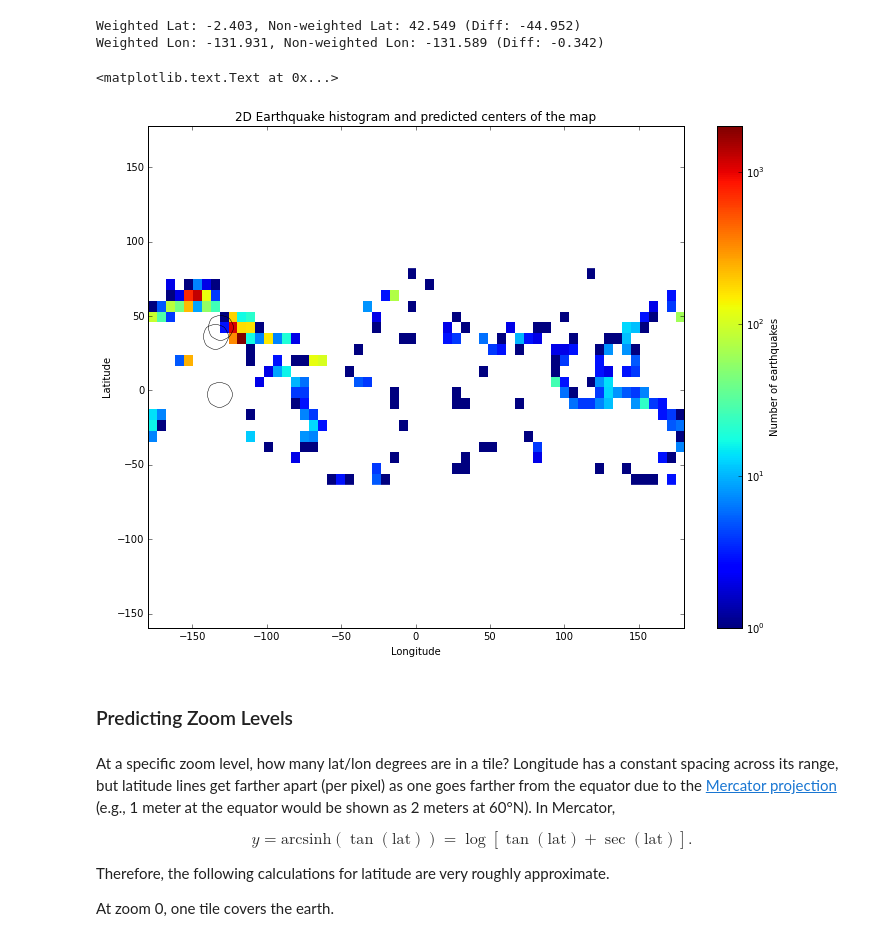
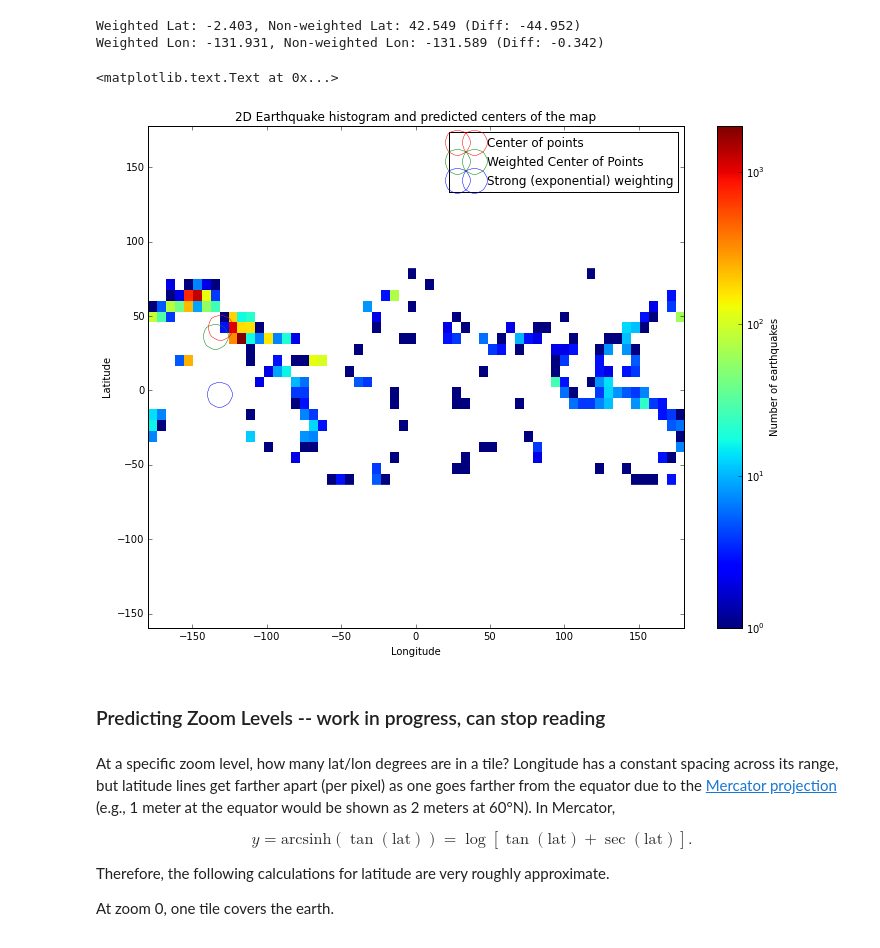
Before and after one commit to andy-esch/tilemath, a Jupyter notebook: dataInformedView.ipynb, the cells around one changed output. Saved outputs shown, nothing was run; the diff lists cells and outputs as text; code cells hidden in the pictures.

```diff
--- a/dataInformedView.ipynb
+++ b/dataInformedView.ipynb
@@ -165,25 +165,26 @@ Weighted Lat: -2.403, Non-weighted Lat: 42.549 (Diff: -44.952)
 Weighted Lon: -131.931, Non-weighted Lon: -131.589 (Diff: -0.342)
 # %%
 from matplotlib.colors import LogNorm
-fig = plt.figure(figsize=(12, 9), dpi=80)
+fig = plt.figure(figsize=(12, 9), dpi=96)
 ax = plt.hist2d(eq_month.longitude,eq_month.latitude,bins=[60,20],norm=LogNorm());
 axes().set_aspect('equal', 'datalim')
 
-plt.plot(com_lon,com_lat,'ro',ms=25,markerfacecolor='none')
-plt.plot(w_lon,w_lat,'go',ms=25,markerfacecolor='none')
-plt.plot(w_exp_lon,w_exp_lat,'bo',ms=25,markerfacecolor='none')
-#plt.legend(['Non-weighted COM','COM weighted by mag','COM weighted by exp mag'])
+plt.plot(com_lon,com_lat,'o',ms=25,mfc='none',mec='r')
+plt.plot(w_lon,w_lat,'o',ms=25,mfc='none',mec='g')
+plt.plot(w_exp_lon,w_exp_lat,'o',ms=25,mfc='none',mec='b')
+
+plt.legend(["Center of points","Weighted Center of Points","Strong (exponential) weighting"])
 
 plt.xlabel("Longitude")
 plt.ylabel("Latitude")
 cbar = plt.colorbar()
 cbar.ax.set_ylabel("Number of earthquakes")
 title("2D Earthquake histogram and predicted centers of the map")
 # %% [output]
 <matplotlib.text.Text at 0x...>
-[figure, old version]
+[figure, new version]
 # %% [markdown]
-### Predicting Zoom Levels
+### Predicting Zoom Levels -- work in progress, can stop reading
 # %% [markdown]
 At a specific zoom level, how many lat/lon degrees are in a tile? Longitude has a constant spacing across its range, but latitude lines get farther apart (per pixel) as one goes farther from the equator due to the [Mercator projection](http://wiki.openstreetmap.org/wiki/Slippy_map_tilenames#Derivation_of_tile_names) (e.g., 1 meter at the equator would be shown as 2 meters at 60&deg;N). In Mercator,
 
```
Also changed, not shown: parts of 2 cells of this notebook.
